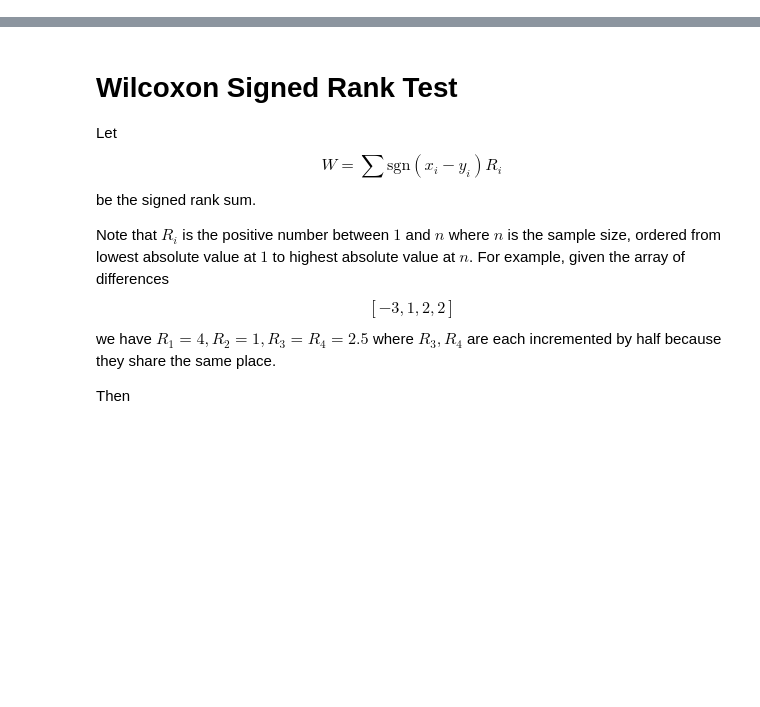
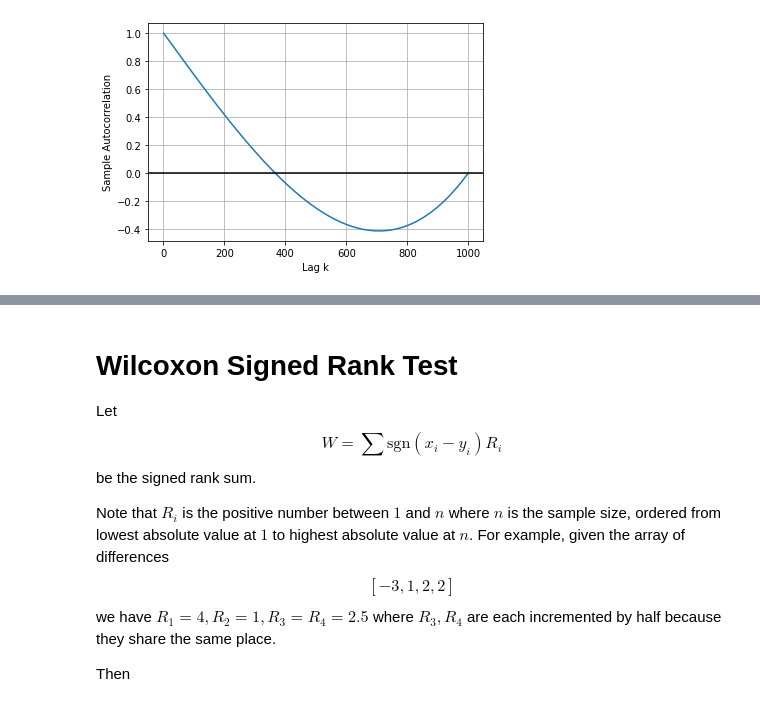
Before and after one commit to silpian/stat-tests, a Jupyter notebook: stat_functions.ipynb, the cells around one changed output, grey strips where cells are left out. Saved outputs shown, nothing was run; the diff lists cells and outputs as text; code cells hidden in the pictures; blank space fills up the shorter version.

Commit message:
add sample ACF calculation

```diff
--- a/stat_functions.ipynb
+++ b/stat_functions.ipynb
@@ -5,0 +66,5 @@ import math
+# %%
+sample = np.linspace(1, 10, 1000)
+plot_acf(sample)
+# %% [output]
+[figure, added]
```
Also changed, not shown: parts of 18 cells of this notebook, 1 other file.
